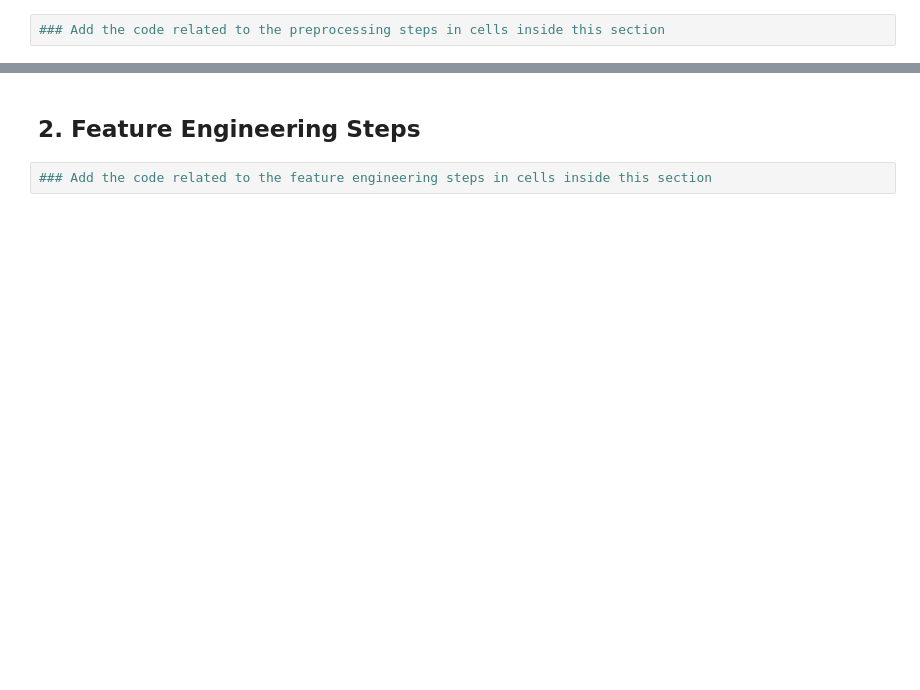
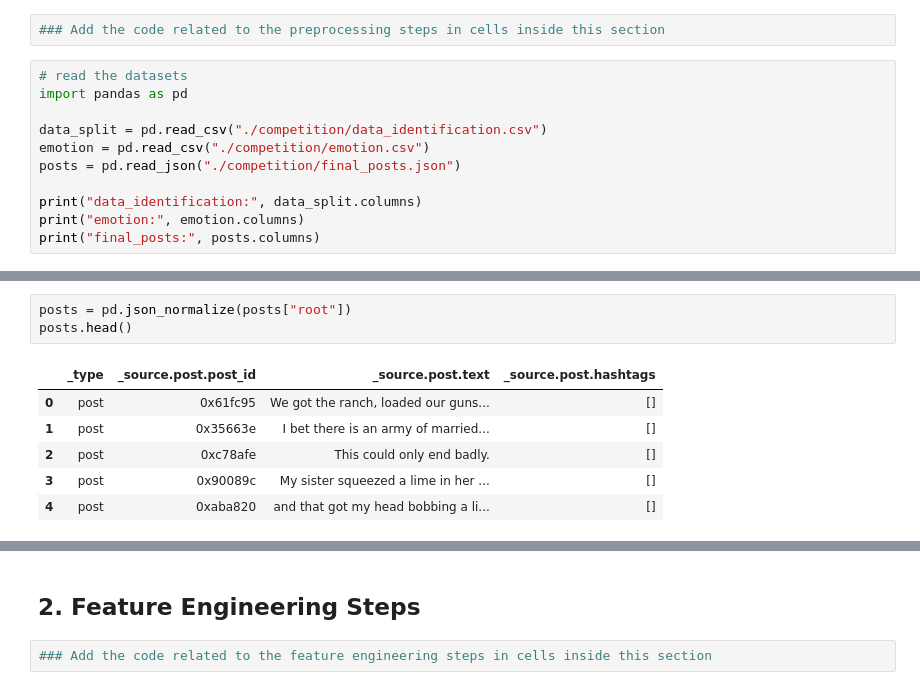
Before and after one commit to sunnyrch/DM2025-Lab2-Exercise, a Jupyter notebook: DM2025-Lab2-Homework.ipynb, the cells around one changed output, grey strips where cells are left out. Drawn from its saved outputs; the diff is of its cells as text; blank space fills up the shorter version.

```diff
--- a/DM2025-Lab2-Homework.ipynb
+++ b/DM2025-Lab2-Homework.ipynb
@@ -149,3 +149,14 @@ Markdown Syntax to Add Image: `![Description of the Image](./your_local_folder/n
 ## 1. Preprocessing Steps
 # %%
 ### Add the code related to the preprocessing steps in cells inside this section
+# %%
+# read the datasets
+import pandas as pd
+
+data_split = pd.read_csv("./competition/data_identification.csv")
+emotion = pd.read_csv("./competition/emotion.csv")
+posts = pd.read_json("./competition/final_posts.json")
+
+print("data_identification:", data_split.columns)
+print("emotion:", emotion.columns)
+print("final_posts:", posts.columns)
@@ -151,0 +185,10 @@ Markdown Syntax to Add Image: `![Description of the Image](./your_local_folder/n
+# %%
+posts = pd.json_normalize(posts["root"])
+posts.head()
+# %% [output]
+|  | _type | _source.post.post_id | _source.post.text | _source.post.hashtags |
+| 0 | post | 0x61fc95 | We got the ranch, loaded our guns... | [] |
+| 1 | post | 0x35663e | I bet there is an army of married... | [] |
+| 2 | post | 0xc78afe | This could only end badly. | [] |
+| 3 | post | 0x90089c | My sister squeezed a lime in her ... | [] |
+| 4 | post | 0xaba820 | and that got my head bobbing a li... | [] |
```
Also changed, not shown: parts of 19 cells of this notebook, 8 other files.
